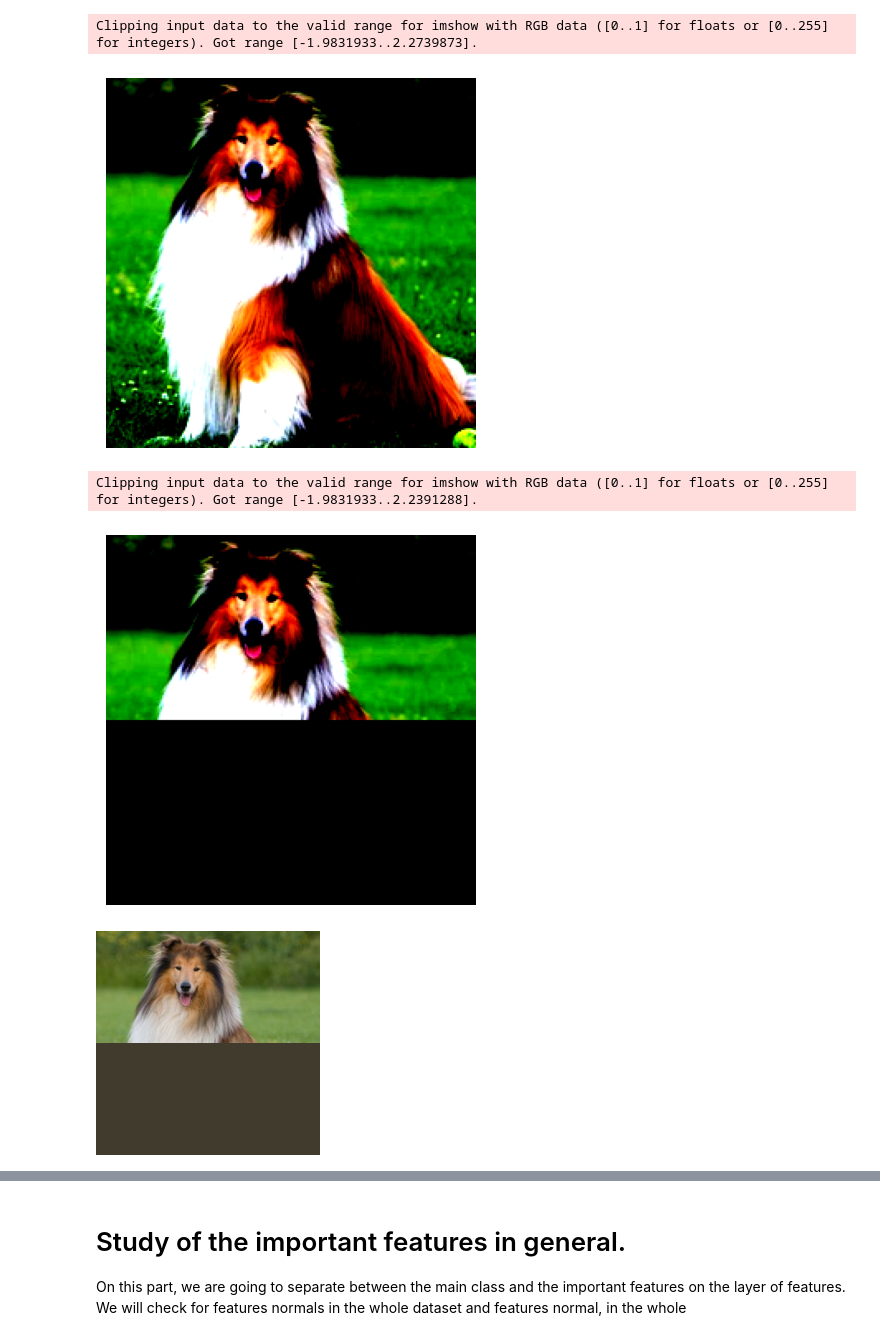
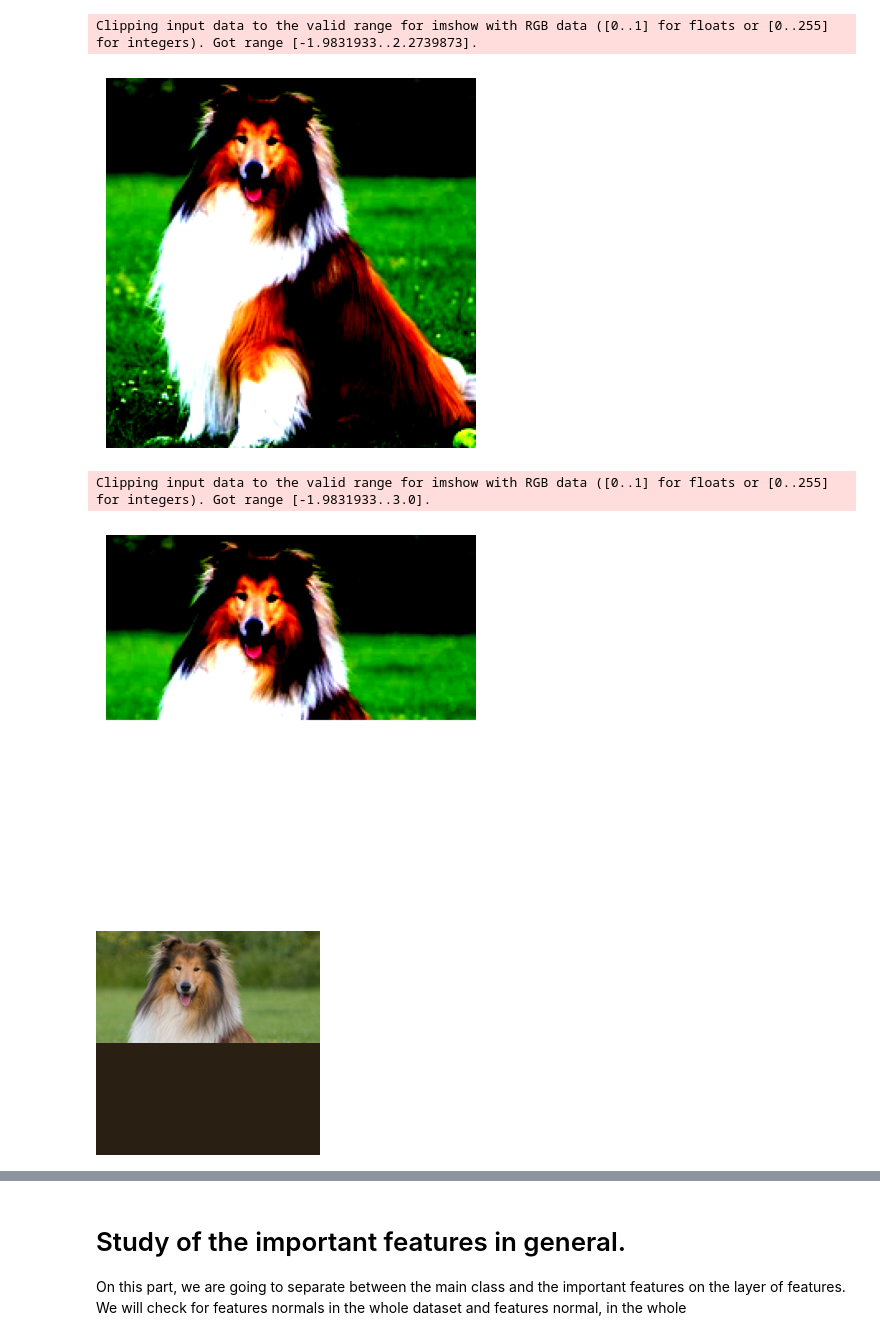
Before and after one commit to isega24/zennit-crp, a Jupyter notebook: tutorials/red_xai_proposal.ipynb, the cells around one changed output, grey strips where cells are left out. Drawn from its saved outputs; the diff is of its cells as text; code cells hidden in the pictures.

```diff
--- a/tutorials/red_xai_proposal.ipynb
+++ b/tutorials/red_xai_proposal.ipynb
@@ -72,36 +72,36 @@ with open("imagenet1000_clsidx_to_labels.txt", "r") as f:
         values = line.split(":")
 
         values[1] = values[1].replace("'", "").replace('"', "")
         index_to_label[int(values[0])] = values[1].strip("'\"")
 
 # cambia la mitad superior de la imagen a gris
 plt.imshow(sample[0].permute(1, 2, 0).cpu().numpy())
 plt.axis('off')
 plt.show()
 
 # la mitad superior de la imagen a gris
-sample[0, :, 112:] = -1  # Cambia la mitad superior a gris
+sample[0, :, 112:] = 3  # Cambia la mitad superior a gris
 #sample[0, :, :, :150] = 0.5
 plt.imshow(sample[0].permute(1, 2, 0).cpu().numpy())
 plt.axis('off')
 plt.show()
 image
 
 # ahora crea la imagen con Image .fromarray que represente a sample
 # aplica la normalización inversa
 
 sample_image = sample[0]
 sample_image = (sample_image * torch.tensor([0.229, 0.224, 0.225]).view(3, 1, 1)) + torch.tensor([0.485, 0.456, 0.406]).view(3, 1, 1)
 sample_image = (sample_image * 255).byte().cpu().numpy()
 sample_image = Image.fromarray(sample_image.transpose(1, 2, 0))  # Cambia el orden de los ejes para PIL
 
 image = sample_image
 image
 # %% [output]
 Clipping input data to the valid range for imshow with RGB data ([0..1] for floats or [0..255] for integers). Got range [-1.9831933..2.2739873].
 [figure]
-Clipping input data to the valid range for imshow with RGB data ([0..1] for floats or [0..255] for integers). Got range [-1.9831933..2.2391288].
+Clipping input data to the valid range for imshow with RGB data ([0..1] for floats or [0..255] for integers). Got range [-1.9831933..3.0].
-[figure, old version]
+[figure, new version]
 [figure]
 # %%
 from zennit.composites import EpsilonPlusFlat
```
Also changed, not shown: parts of 7 cells of this notebook.
